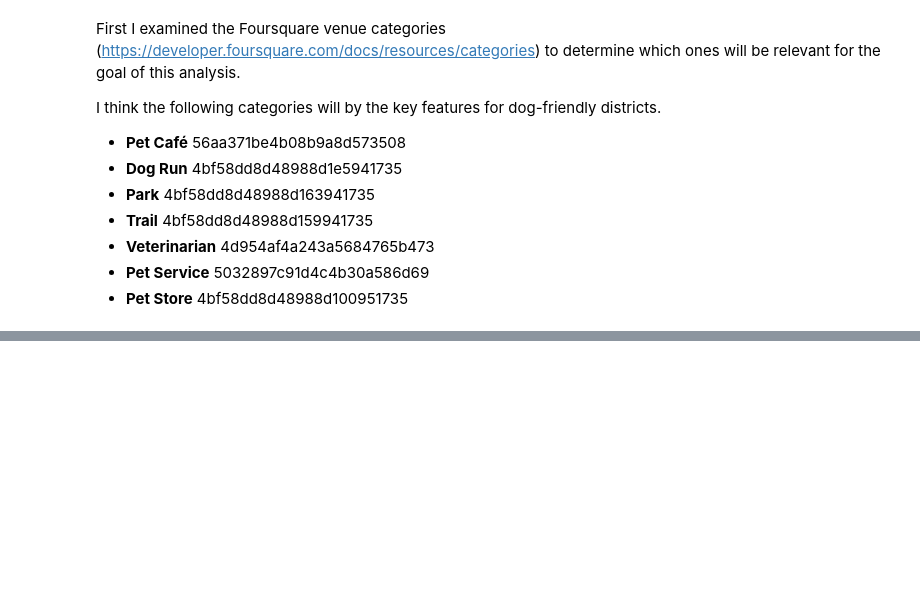
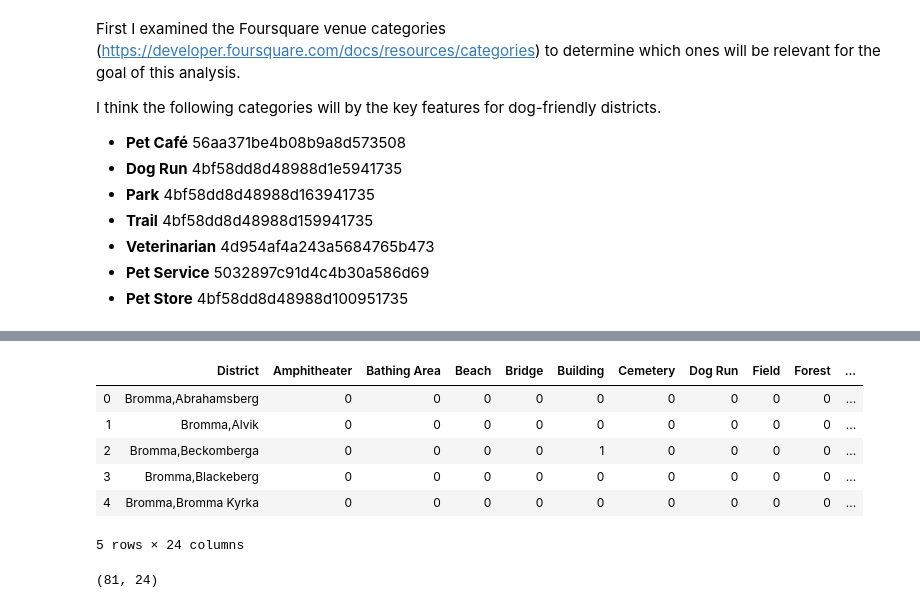
Before and after one commit to liubakk/Coursera_Capstone, a Jupyter notebook: dogfriendly.ipynb, the cells around one changed output, grey strips where cells are left out. Drawn from its saved outputs; the diff is of its cells as text; code cells hidden in the pictures; blank space fills up the shorter version.

```diff
--- a/dogfriendly.ipynb
+++ b/dogfriendly.ipynb
@@ -349,0 +325,15 @@ stckhlm_venues.head()
+# %%
+stckhlm_grouped = stckhlm_onehot.groupby('District').sum().reset_index()
+stckhlm_grouped.head()
+# %% [output]
+|  | District | Amphitheater | Bathing Area | Beach | Bridge | Building | Cemetery | Dog Run | Field | Forest | ... |
+| 0 | Bromma,Abrahamsberg | 0 | 0 | 0 | 0 | 0 | 0 | 0 | 0 | 0 | ... |
+| 1 | Bromma,Alvik | 0 | 0 | 0 | 0 | 0 | 0 | 0 | 0 | 0 | ... |
+| 2 | Bromma,Beckomberga | 0 | 0 | 0 | 0 | 1 | 0 | 0 | 0 | 0 | ... |
+| 3 | Bromma,Blackeberg | 0 | 0 | 0 | 0 | 0 | 0 | 0 | 0 | 0 | ... |
+| 4 | Bromma,Bromma Kyrka | 0 | 0 | 0 | 0 | 0 | 0 | 0 | 0 | 0 | ... |
+5 rows × 24 columns
+# %%
+stckhlm_grouped.shape
+# %% [output]
+(81, 24)
```
Also changed, not shown: parts of 23 cells of this notebook.
